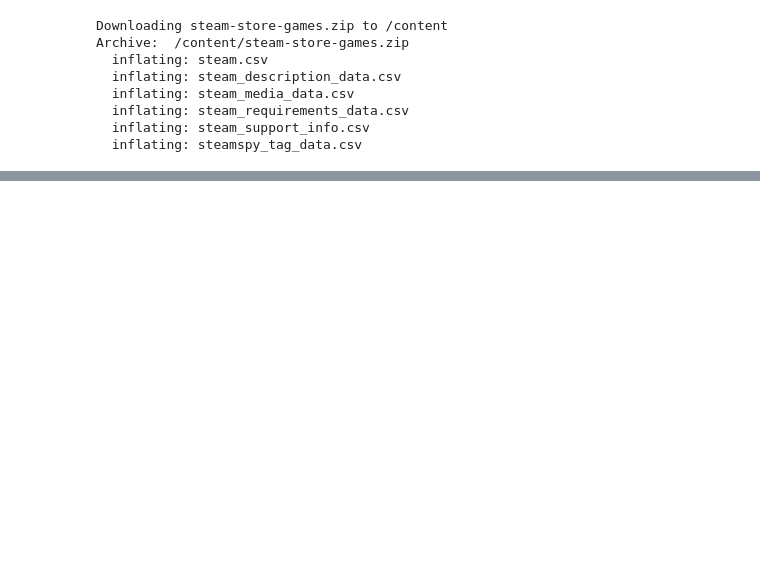
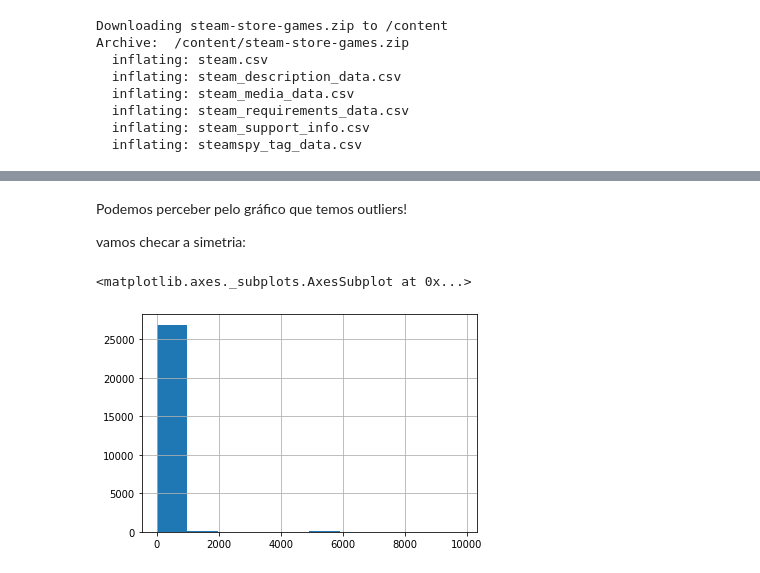
Before and after one commit to vxima/CienciaDeDados, a Jupyter notebook: SteamGames.ipynb, the cells around one changed output, grey strips where cells are left out. Drawn from its saved outputs; the diff is of its cells as text; code cells hidden in the pictures; blank space fills up the shorter version.

```diff
--- a/SteamGames.ipynb
+++ b/SteamGames.ipynb
@@ -98,0 +938,9 @@ Index(['appid', 'name', 'release_date', 'english', 'developer', 'publisher',
+# %% [markdown]
+Podemos perceber pelo gráfico que temos outliers!
+
+vamos checar a simetria:
+# %%
+steam_uni_bi['achievements'].hist()
+# %% [output]
+<matplotlib.axes._subplots.AxesSubplot at 0x...>
+[figure, added]
```
Also changed, not shown: parts of 241 cells of this notebook.
